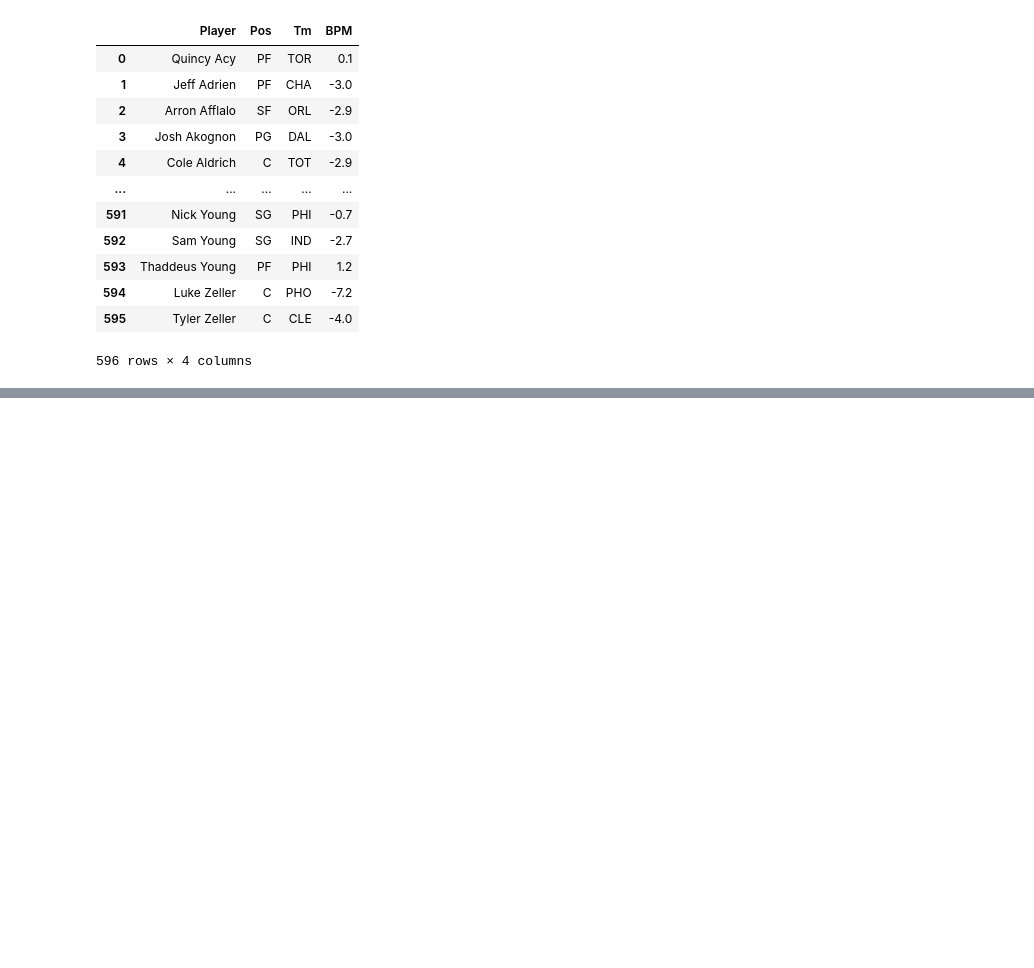
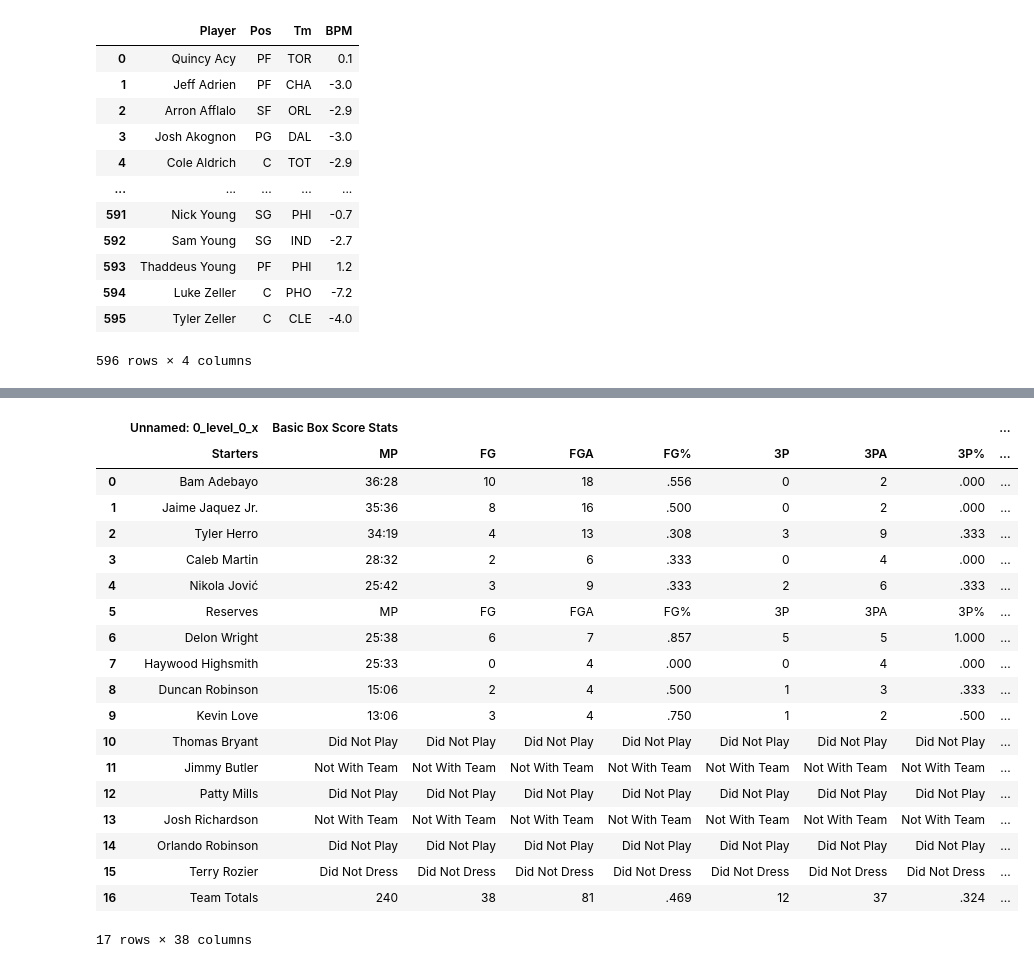
Before and after one commit to michaelparker7/FIN-377-Final-Project, a Jupyter notebook: examplecode.ipynb, the cells around one changed output, grey strips where cells are left out. Saved outputs shown, nothing was run; the diff lists cells and outputs as text; code cells hidden in the pictures; blank space fills up the shorter version.

```diff
--- a/examplecode.ipynb
+++ b/examplecode.ipynb
@@ -265,0 +266,33 @@ dtype: float64
+# %%
+## trying to scrape box scores::
+
+boxscore = pd.read_html('https://www.basketball-reference.com/boxscores/202404210BOS.html')
+awayteam_basic = boxscore[0]
+awayteam_advanced = boxscore[7]
+hometeam_basic = boxscore[8]
+hometeam_advanced = boxscore[15]
+
+#print(awayteam_basic)
+awayteam = pd.merge(awayteam_basic,awayteam_advanced,left_index= True,right_index =True)
+awayteam
+# %% [output]
+|  | Unnamed: 0_level_0_x | Basic Box Score Stats |  |  |  |  |  |  | ... |
+|  | Starters | MP | FG | FGA | FG% | 3P | 3PA | 3P% | ... |
+| 0 | Bam Adebayo | 36:28 | 10 | 18 | .556 | 0 | 2 | .000 | ... |
+| 1 | Jaime Jaquez Jr. | 35:36 | 8 | 16 | .500 | 0 | 2 | .000 | ... |
+| 2 | Tyler Herro | 34:19 | 4 | 13 | .308 | 3 | 9 | .333 | ... |
+| 3 | Caleb Martin | 28:32 | 2 | 6 | .333 | 0 | 4 | .000 | ... |
+| 4 | Nikola Jović | 25:42 | 3 | 9 | .333 | 2 | 6 | .333 | ... |
+| 5 | Reserves | MP | FG | FGA | FG% | 3P | 3PA | 3P% | ... |
+| 6 | Delon Wright | 25:38 | 6 | 7 | .857 | 5 | 5 | 1.000 | ... |
+| 7 | Haywood Highsmith | 25:33 | 0 | 4 | .000 | 0 | 4 | .000 | ... |
+| 8 | Duncan Robinson | 15:06 | 2 | 4 | .500 | 1 | 3 | .333 | ... |
+| 9 | Kevin Love | 13:06 | 3 | 4 | .750 | 1 | 2 | .500 | ... |
+| 10 | Thomas Bryant | Did Not Play | Did Not Play | Did Not Play | Did Not Play | Did Not Play | Did Not Play | Did Not Play | ... |
+| 11 | Jimmy Butler | Not With Team | Not With Team | Not With Team | Not With Team | Not With Team | Not With Team | Not With Team | ... |
+| 12 | Patty Mills | Did Not Play | Did Not Play | Did Not Play | Did Not Play | Did Not Play | Did Not Play | Did Not Play | ... |
+| 13 | Josh Richardson | Not With Team | Not With Team | Not With Team | Not With Team | Not With Team | Not With Team | Not With Team | ... |
+| 14 | Orlando Robinson | Did Not Play | Did Not Play | Did Not Play | Did Not Play | Did Not Play | Did Not Play | Did Not Play | ... |
+| 15 | Terry Rozier | Did Not Dress | Did Not Dress | Did Not Dress | Did Not Dress | Did Not Dress | Did Not Dress | Did Not Dress | ... |
+| 16 | Team Totals | 240 | 38 | 81 | .469 | 12 | 37 | .324 | ... |
+17 rows × 38 columns
```
Also changed, not shown: parts of 3 cells of this notebook, 1 other file.
